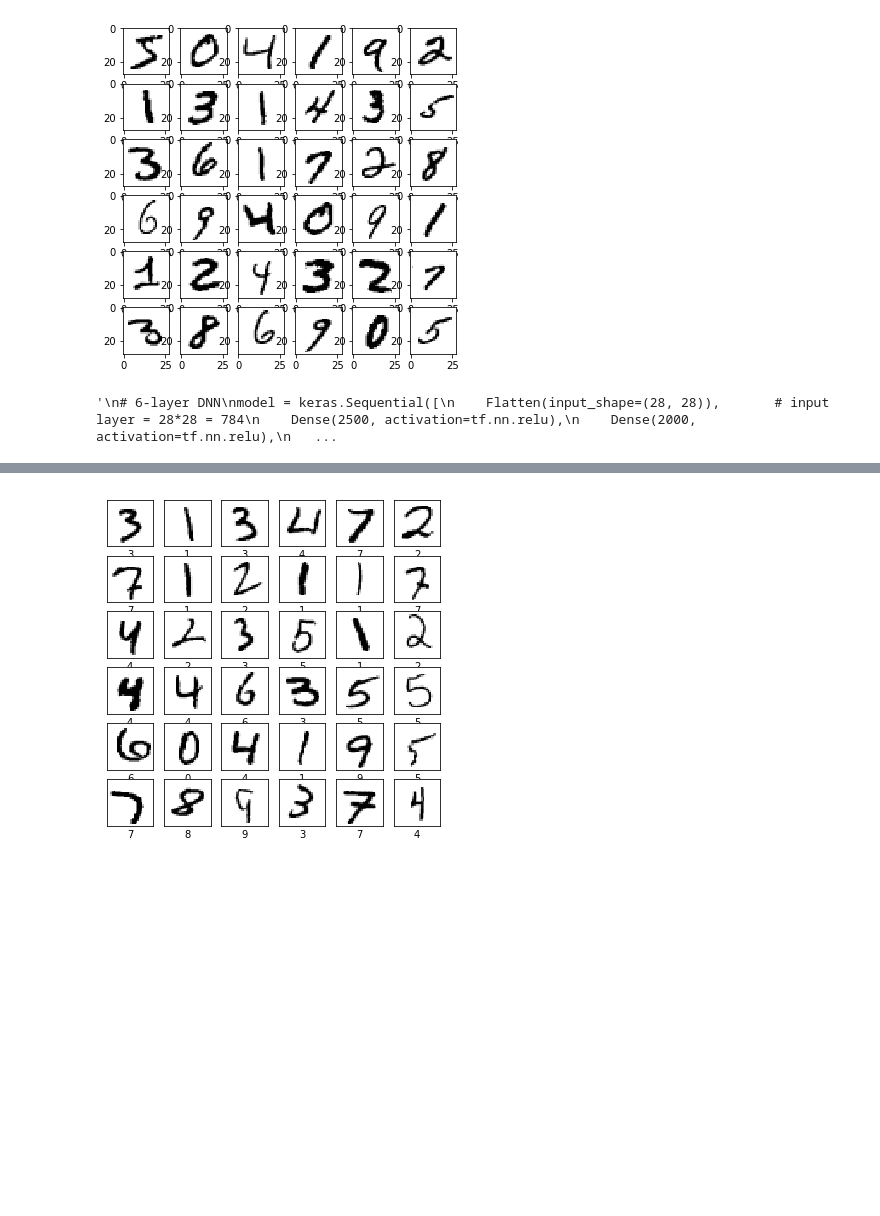
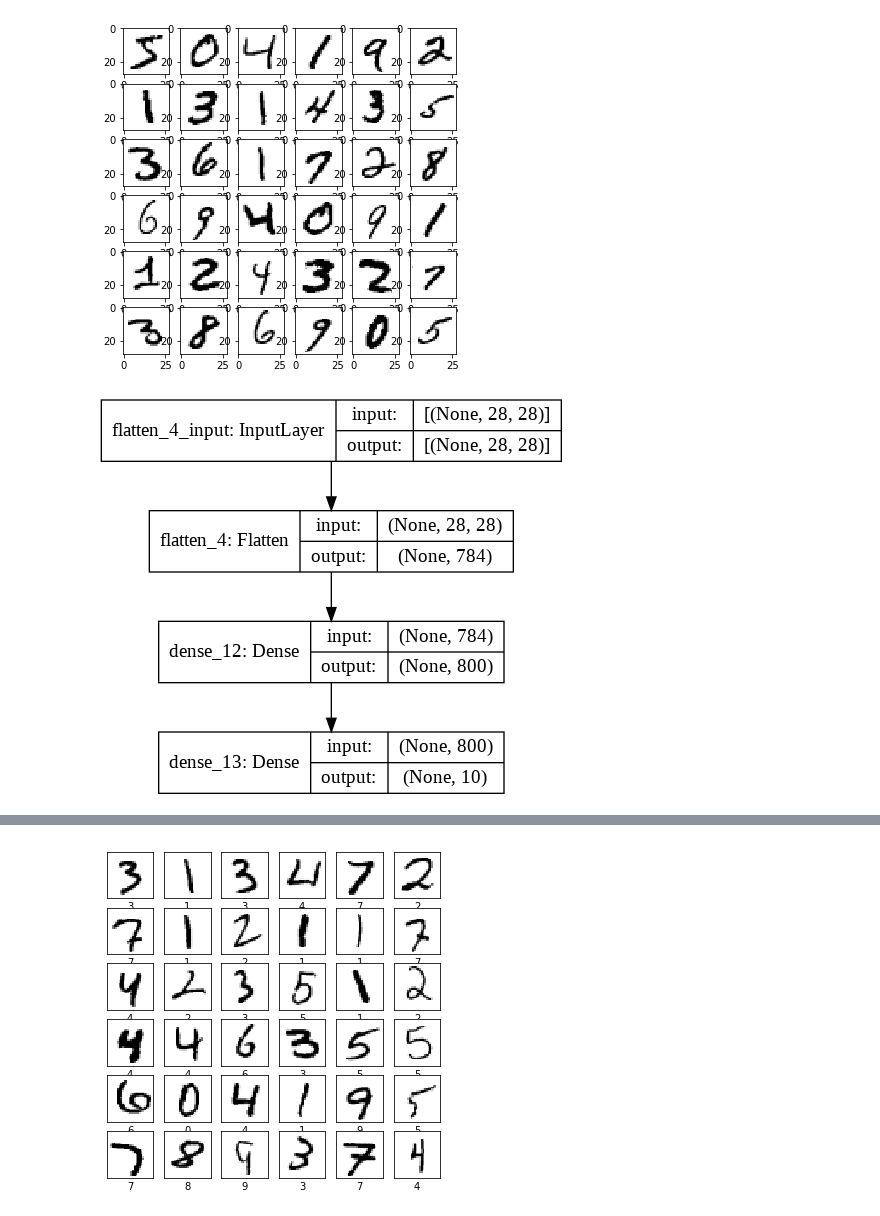
Before and after one commit to mikekenndy/ML-Character-Recognition, a Jupyter notebook: Tensorflow/Tensorflow_DNN.ipynb, the cells around one changed output, grey strips where cells are left out. Cells and saved outputs as stored; diff of their text form; code cells hidden in the pictures; blank space fills up the shorter version.

```diff
--- a/Tensorflow/Tensorflow_DNN.ipynb
+++ b/Tensorflow/Tensorflow_DNN.ipynb
@@ -46,15 +46,16 @@ plt.show()
 # Design model (DNN)
 #'''
 # 2-layer DNN
-model = Sequential([
+model = tf.keras.Sequential([
     Flatten(input_shape=(28, 28)),       # input layer = 28*28 = 784
-    Dense(128, activation=tf.nn.relu),
+    Dense(800, activation=tf.nn.relu),
     Dense(10, activation=tf.nn.softmax)  # output softmax layer
 ])
-#'''
+
+#''';
 '''
 # 6-layer DNN
-model = keras.Sequential([
+model = tf.keras.Sequential([
     Flatten(input_shape=(28, 28)),       # input layer = 28*28 = 784
     Dense(2500, activation=tf.nn.relu),
     Dense(2000, activation=tf.nn.relu),
@@ -63,21 +64,25 @@ model = keras.Sequential([
     Dense(500, activation=tf.nn.relu),
     Dense(10, activation=tf.nn.softmax)  # output softmax layer
 ])
-'''
+''';
-# %% [output]
-'\n# 6-layer DNN\nmodel = keras.Sequential([\n    Flatten(input_shape=(28, 28)),       # input layer = 28*28 = 784\n    Dense(2500, activation=tf.nn.relu),\n    Dense(2000, activation=tf.nn.relu),\n   ...
 # %%
 # Compile model
 #'''
 model.compile(optimizer='adam',
               loss='sparse_categorical_crossentropy',
               metrics=['accuracy'])
-#'''
+#''';
+
 '''
 sgd = tf.keras.optimizers.SGD(lr=0.1, decay=0.00022, momentum=0.5)
 model.compile(optimizer=sgd,
               loss='sparse_categorical_crossentropy',
               metrics=['accuracy'])
-'''
+''';
+
+# Visualize model
+tf.keras.utils.plot_model(model, show_shapes=True)
+# %% [output]
+[figure, added]
 # %%
 # Train model
```
Also changed, not shown: parts of 3 cells of this notebook, 1 other file.
